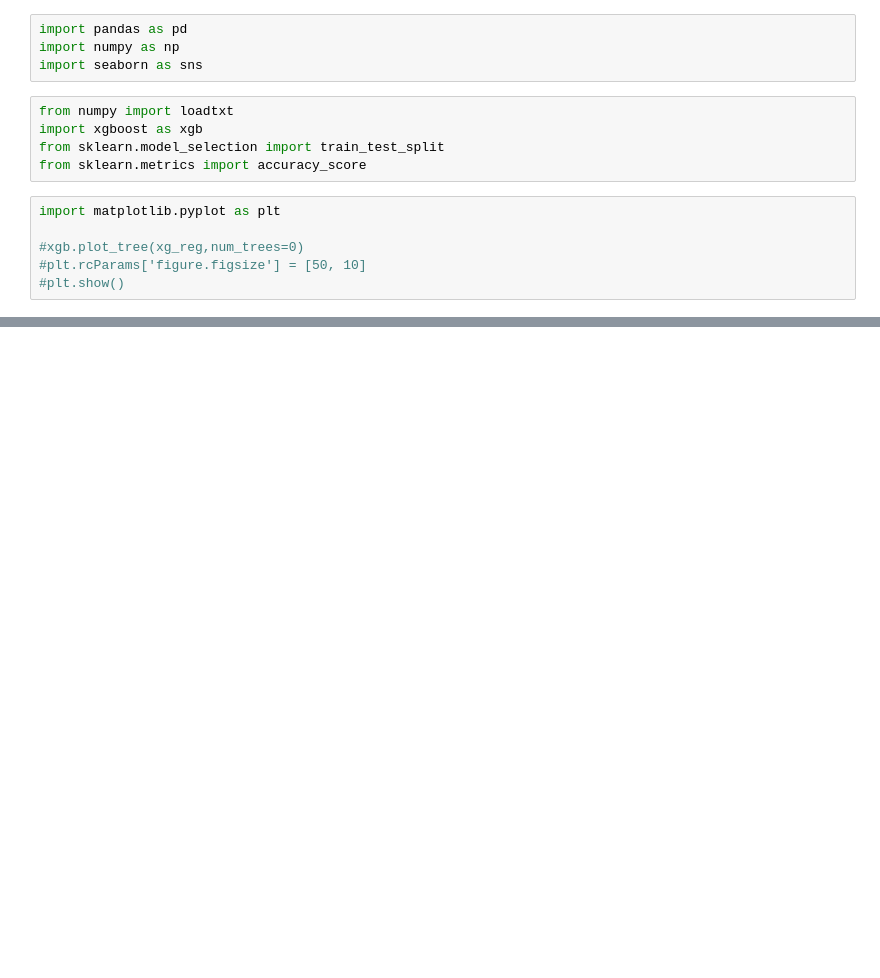
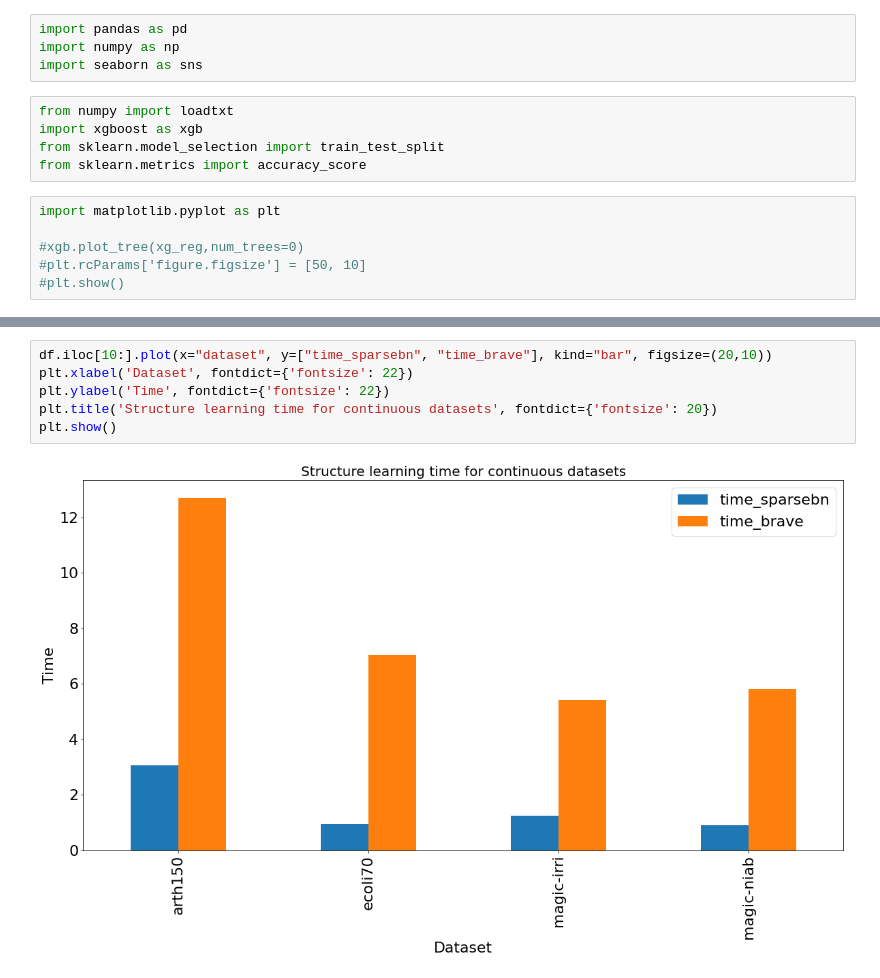
Before and after one commit to jrzkaminski/BAMT-old, a Jupyter notebook: temp_nb.ipynb, the cells around one changed output, grey strips where cells are left out. Drawn from its saved outputs; the diff is of its cells as text; blank space fills up the shorter version.

```diff
--- a/temp_nb.ipynb
+++ b/temp_nb.ipynb
@@ -29,2 +47,10 @@ plt.show()
+# %%
+df.iloc[10:].plot(x="dataset", y=["time_sparsebn", "time_brave"], kind="bar", figsize=(20,10))
+plt.xlabel('Dataset', fontdict={'fontsize': 22})
+plt.ylabel('Time', fontdict={'fontsize': 22})
+plt.title('Structure learning time for continuous datasets', fontdict={'fontsize': 20})
+plt.show()
+# %% [output]
+[figure, added]
 # %%
 
```
Also changed, not shown: parts of 3 cells of this notebook, 4 other files.
